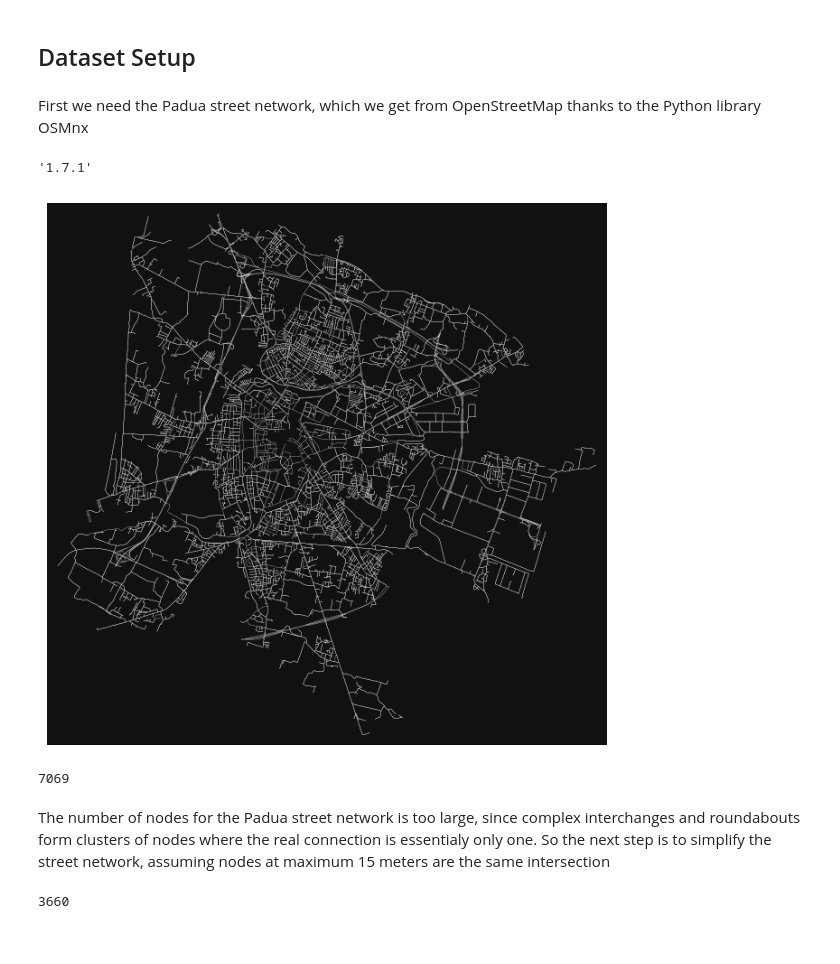
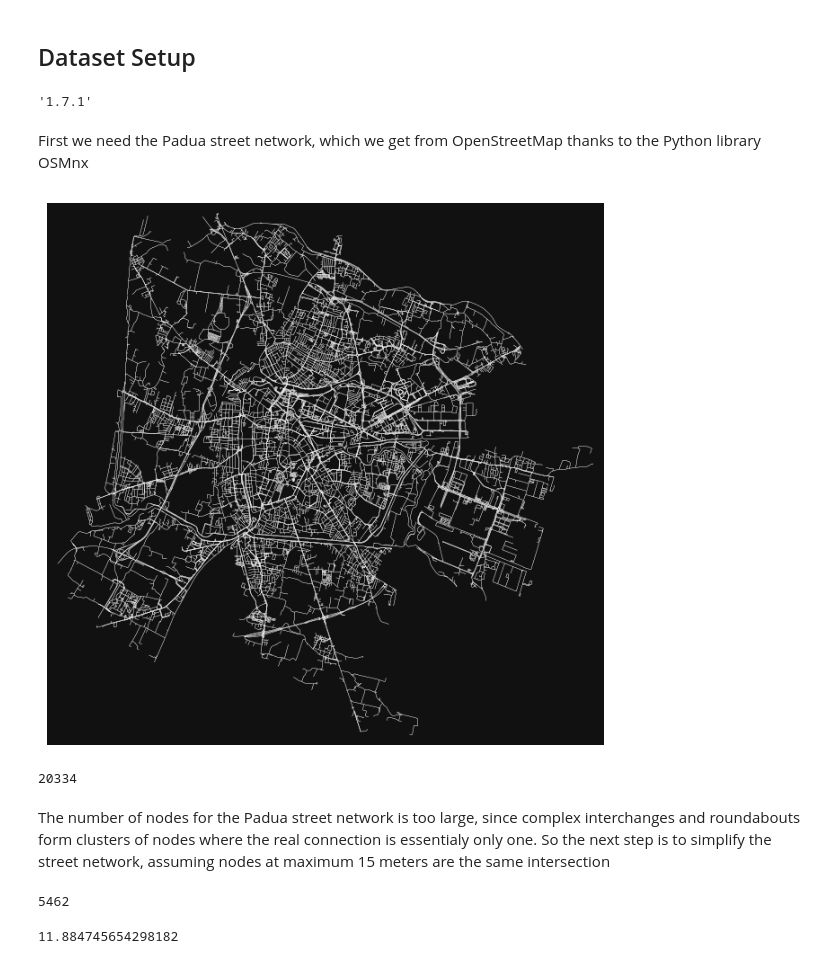
Before and after one commit to danielcharles0/LFN2324, a Jupyter notebook: Analysis.ipynb, the cells around one changed output. Cells and saved outputs as stored; diff of their text form; code cells hidden in the pictures.

```diff
--- a/Analysis.ipynb
+++ b/Analysis.ipynb
@@ -4,8 +4,6 @@
 autors: Bolzonello Enrico, Carlesso Daniel, Zordo Michele
 # %% [markdown]
 ## Dataset Setup
-# %% [markdown]
-First we need the Padua street network, which we get from OpenStreetMap thanks to the Python library OSMnx
 # %%
 import networkx as nx
 import osmnx as ox
@@ -26,12 +20,14 @@ padova = ox.geocode_to_gdf(
+# %% [markdown]
+First we need the Padua street network, which we get from OpenStreetMap thanks to the Python library OSMnx
 # %%
-G_padova = ox.graph_from_place("Padova, Veneto, Italy", network_type="drive")
+G_padova = ox.graph_from_place("Padova, Veneto, Italy", network_type="walk")
 fig, ax = ox.plot_graph(G_padova, node_size=0, edge_color="w", node_color="r",edge_linewidth=0.2)
 # %% [output]
-[figure, old version]
+[figure, new version]
 # %%
 len(G_padova)
 # %% [output]
-7069
+20334
 # %% [markdown]
 The number of nodes for the Padua street network is too large, since complex interchanges and roundabouts form clusters of nodes where the real connection is essentialy only one. So the next step is to simplify the street network, assuming nodes at maximum 15 meters are the same intersection
 # %%
@@ -39,4 +35,10 @@ G_proj = ox.project_graph(G_padova)
 G2 = ox.consolidate_intersections(G_proj, rebuild_graph=True, tolerance=15, dead_ends=False)
 len(G2)
 # %% [output]
-3660
+5462
+# %%
+gdf_nodes = ox.graph_to_gdfs(G_padova, edges=False)
+x, y = gdf_nodes['geometry'].unary_union.centroid.xy
+print(x[0])
+# %% [output]
+11.884745654298182
```
Also changed, not shown: parts of 5 cells of this notebook.
